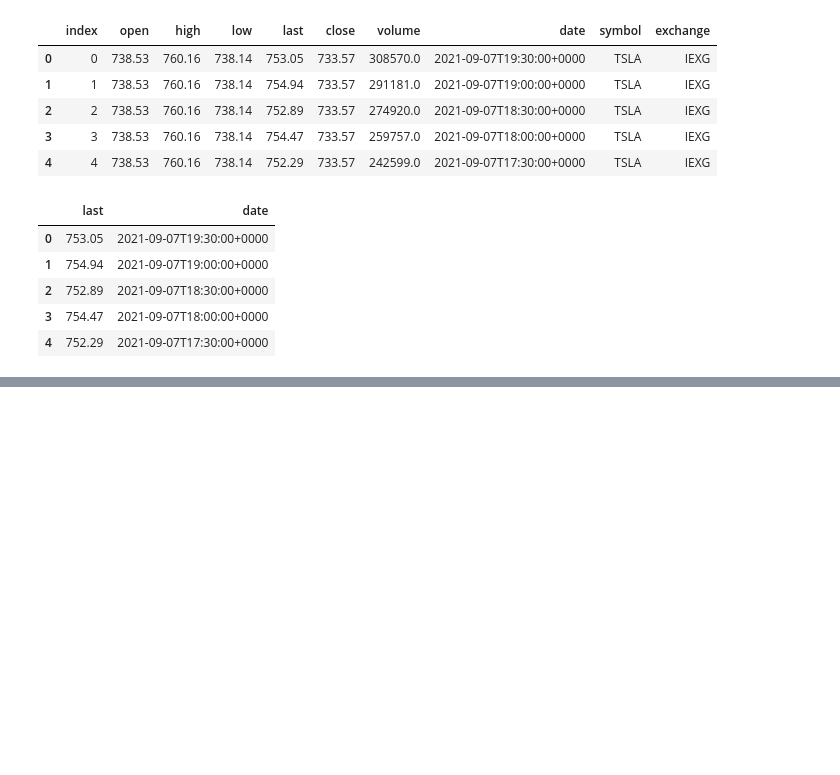
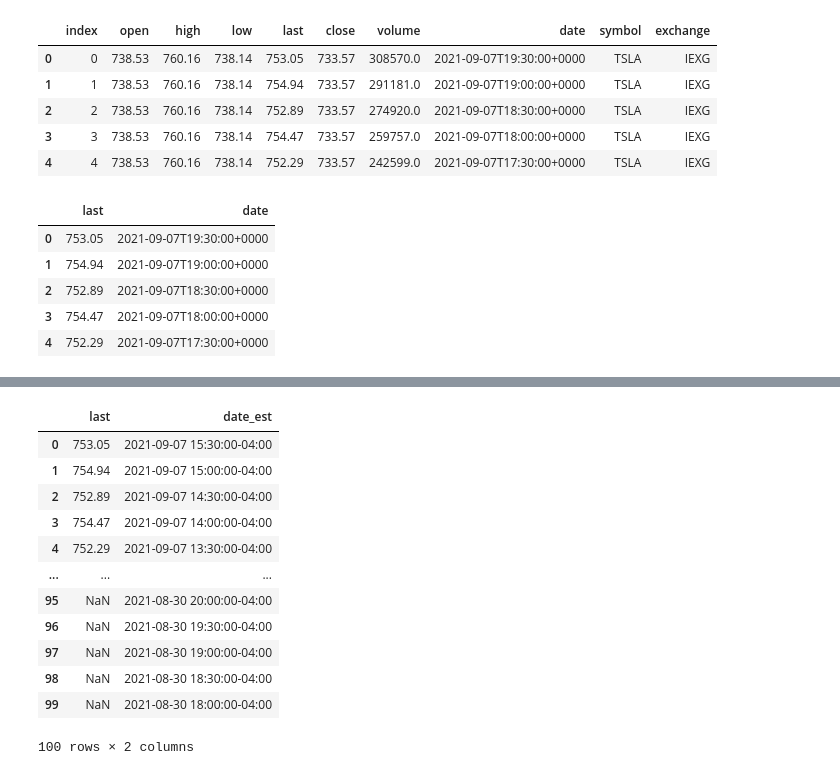
Before and after one commit to ZipcodeWizards/TwitterStockAnalysis, a Jupyter notebook: Jupyter Code References/TSLA Stock Price Cleaning.ipynb, the cells around one changed output, grey strips where cells are left out. Drawn from its saved outputs; the diff is of its cells as text; code cells hidden in the pictures; blank space fills up the shorter version.

```diff
--- a/Jupyter Code References/TSLA Stock Price Cleaning.ipynb
+++ b/Jupyter Code References/TSLA Stock Price Cleaning.ipynb
@@ -64,0 +82,17 @@ TypeError: '(['time'], 0)' is an invalid key
+# %%
+df_2_columns
+df_2_columns.drop(columns = 'date')
+# %% [output]
+|  | last | date_est |
+| 0 | 753.05 | 2021-09-07 15:30:00-04:00 |
+| 1 | 754.94 | 2021-09-07 15:00:00-04:00 |
+| 2 | 752.89 | 2021-09-07 14:30:00-04:00 |
+| 3 | 754.47 | 2021-09-07 14:00:00-04:00 |
+| 4 | 752.29 | 2021-09-07 13:30:00-04:00 |
+| ... | ... | ... |
+| 95 | NaN | 2021-08-30 20:00:00-04:00 |
+| 96 | NaN | 2021-08-30 19:30:00-04:00 |
+| 97 | NaN | 2021-08-30 19:00:00-04:00 |
+| 98 | NaN | 2021-08-30 18:30:00-04:00 |
+| 99 | NaN | 2021-08-30 18:00:00-04:00 |
+100 rows × 2 columns
```
Also changed, not shown: parts of 14 cells of this notebook, 1 other file.
